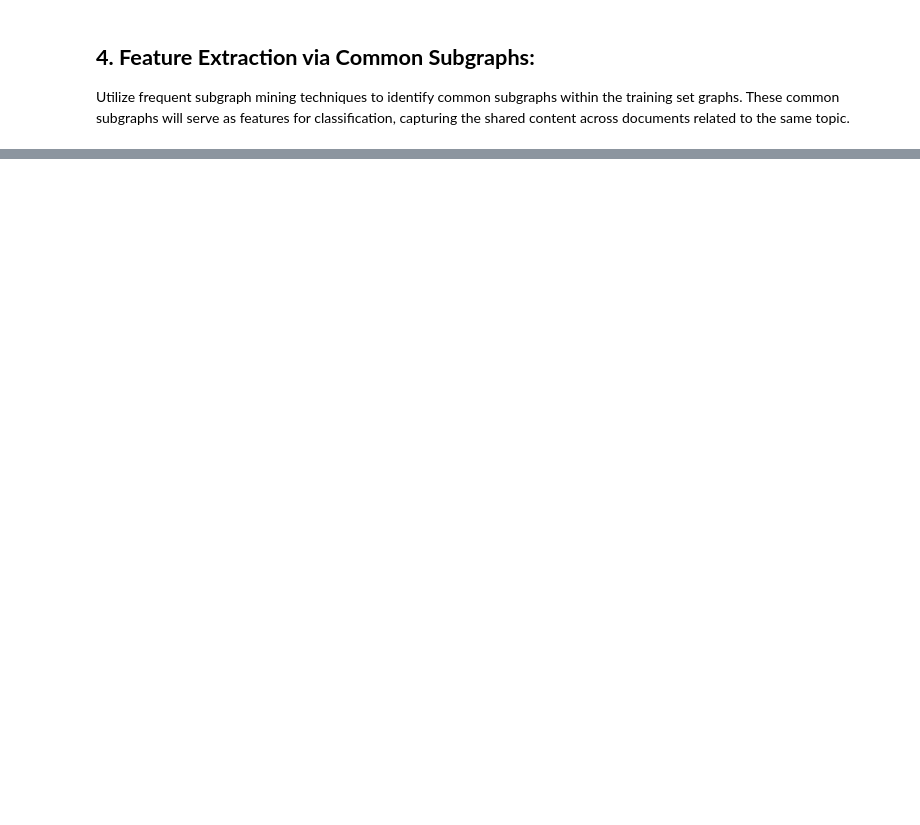
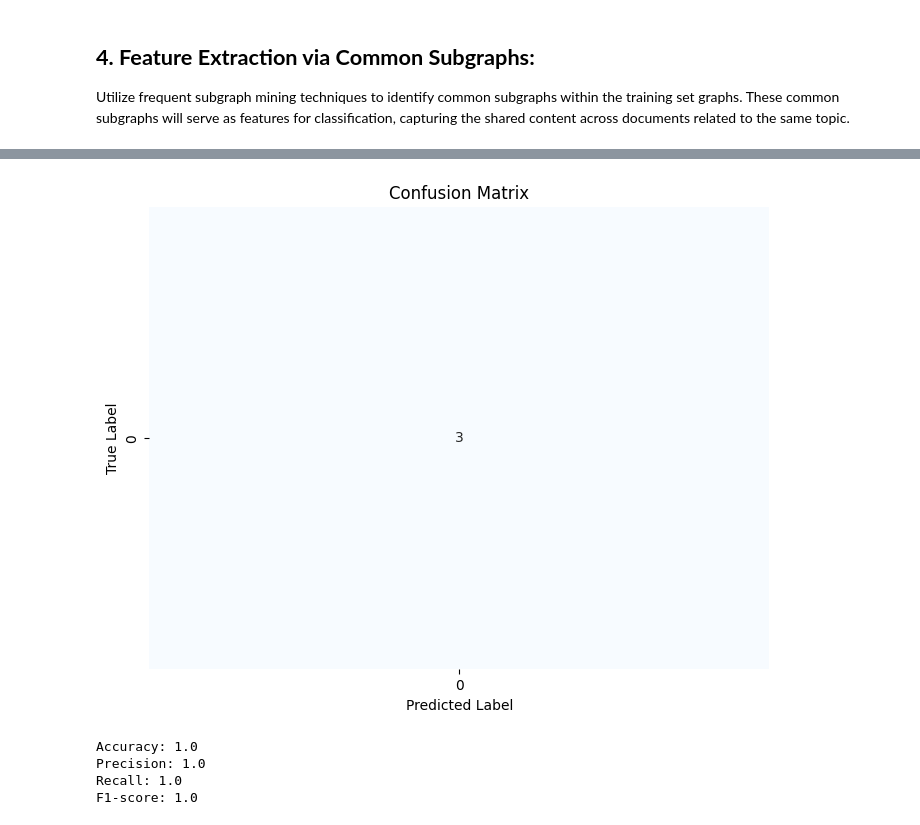
Before and after one commit to HamzaRasheed26/Web-Document-Classification, a Jupyter notebook: Classification_Documents_Using_GraphBased_Features_and_KNN.ipynb, the cells around one changed output, grey strips where cells are left out. Drawn from its saved outputs; the diff is of its cells as text; code cells hidden in the pictures; blank space fills up the shorter version.

```diff
--- a/Classification_Documents_Using_GraphBased_Features_and_KNN.ipynb
+++ b/Classification_Documents_Using_GraphBased_Features_and_KNN.ipynb
@@ -271,0 +323,6 @@ Utilize frequent subgraph mining techniques to identify common subgraphs within
+# %%
+# Predict the labels of the test graphs
+predicted_labels = []
+for test_graph in graphs_test_set:
+    predicted_label = predict_label(test_graph, classifier)
+    predicted_labels.append(predicted_label)
@@ -271,0 +350,38 @@ Utilize frequent subgraph mining techniques to identify common subgraphs within
+# %%
+from sklearn.metrics import accuracy_score, precision_score, recall_score, f1_score, confusion_matrix
+import matplotlib.pyplot as plt
+import seaborn as sns
+
+# Function to evaluate the classifier
+def evaluate_classifier(classifier, y_true, y_pred):
+    # Calculate evaluation metrics
+    accuracy = accuracy_score(y_true, y_pred)
+    precision = precision_score(y_true, y_pred, average='weighted')
+    recall = recall_score(y_true, y_pred, average='weighted')
+    f1 = f1_score(y_true, y_pred, average='weighted')
+
+    # Plot confusion matrix
+    cm = confusion_matrix(y_true, y_pred)
+    plt.figure(figsize=(8, 6))
+    sns.heatmap(cm, annot=True, fmt='d', cmap='Blues', cbar=False)
+    plt.xlabel('Predicted Label')
+    plt.ylabel('True Label')
+    plt.title('Confusion Matrix')
+    plt.show()
+
+    return accuracy, precision, recall, f1
+
+# Evaluate the KNN classifier
+accuracy, precision, recall, f1 = evaluate_classifier(classifier, test_set['label'], predicted_labels)
+
+# Print evaluation metrics
+print("Accuracy:", accuracy)
+print("Precision:", precision)
+print("Recall:", recall)
+print("F1-score:", f1)
+# %% [output]
+[figure, added]
+Accuracy: 1.0
+Precision: 1.0
+Recall: 1.0
+F1-score: 1.0
```
Also changed, not shown: parts of 37 cells of this notebook, 3 other files.
